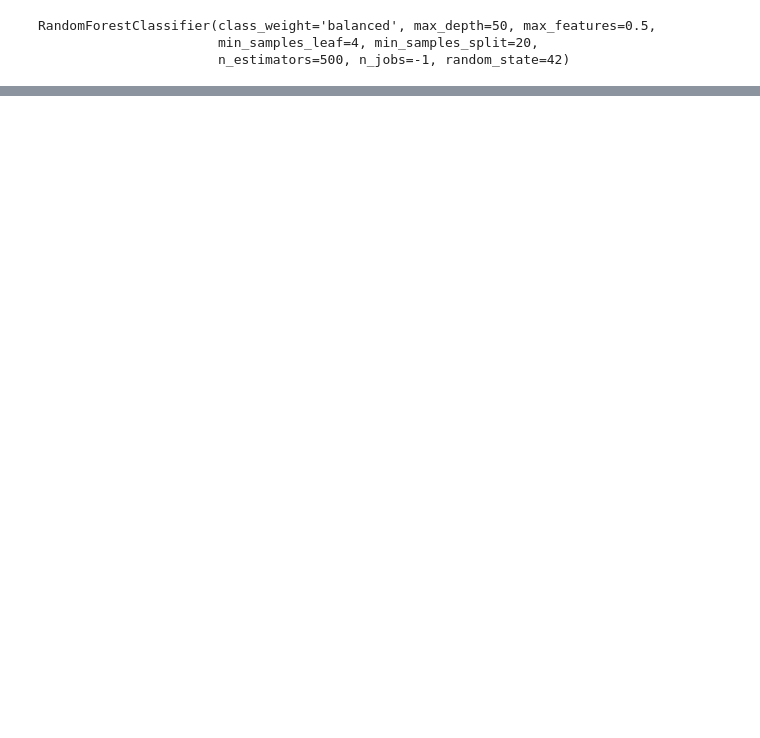
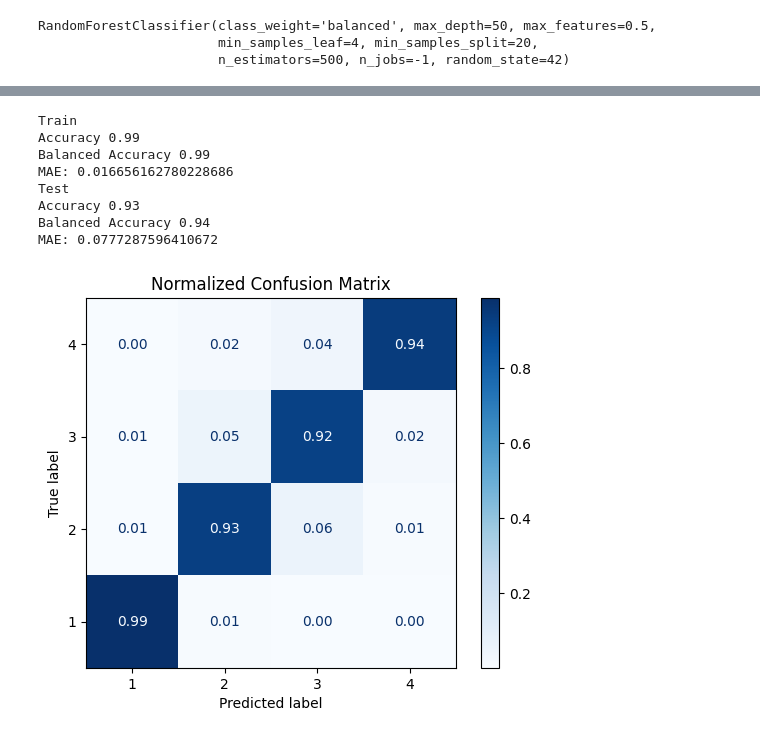
Before and after one commit to CanFam23/avy-forecasting, a Jupyter notebook: notebooks/model/forest.ipynb, the cells around one changed output, grey strips where cells are left out. Saved outputs shown, nothing was run; the diff lists cells and outputs as text; code cells hidden in the pictures; blank space fills up the shorter version.

```diff
--- a/notebooks/model/forest.ipynb
+++ b/notebooks/model/forest.ipynb
@@ -158,15 +162,25 @@ plt.show()
 # %%
 
-# with open("../../data/models/best_model.pkl", "ab") as file:
-#     pickle.dump(rf, file)
+with open("../../data/models/best_model_2.pkl", "ab") as file:
+    pickle.dump(rf, file)
 
-with open("../../data/models/best_model.pkl", "rb") as file:
+with open("../../data/models/best_model_2.pkl", "rb") as file:
     best_model = pickle.load(file)
 
 y_pred = best_model.predict(X_test)
 
 print("Train")
 eval_model(y_train, best_model.predict(X_train))
 
 print("Test")
 eval_model(y_test, y_pred, plot=True, norm=True)
+# %% [output]
+Train
+Accuracy 0.99
+Balanced Accuracy 0.99
+MAE: 0.016656162780228686
+Test
+Accuracy 0.93
+Balanced Accuracy 0.94
+MAE: 0.0777287596410672
+[figure, added]
```
Also changed, not shown: parts of 6 cells of this notebook, 1 other file.
